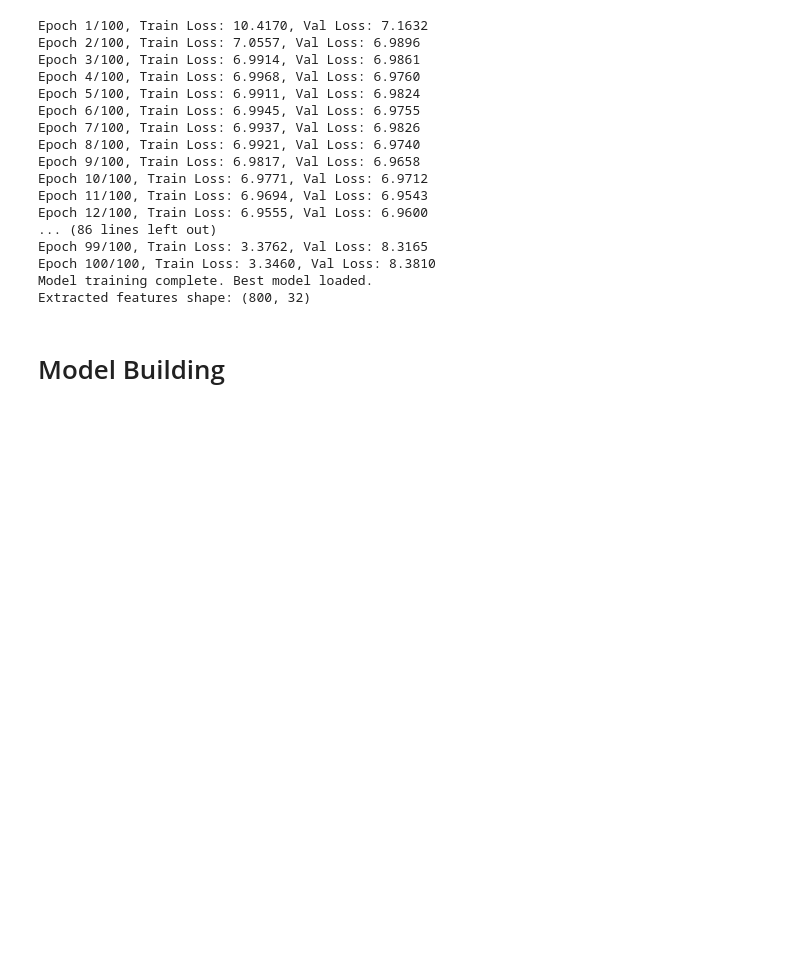
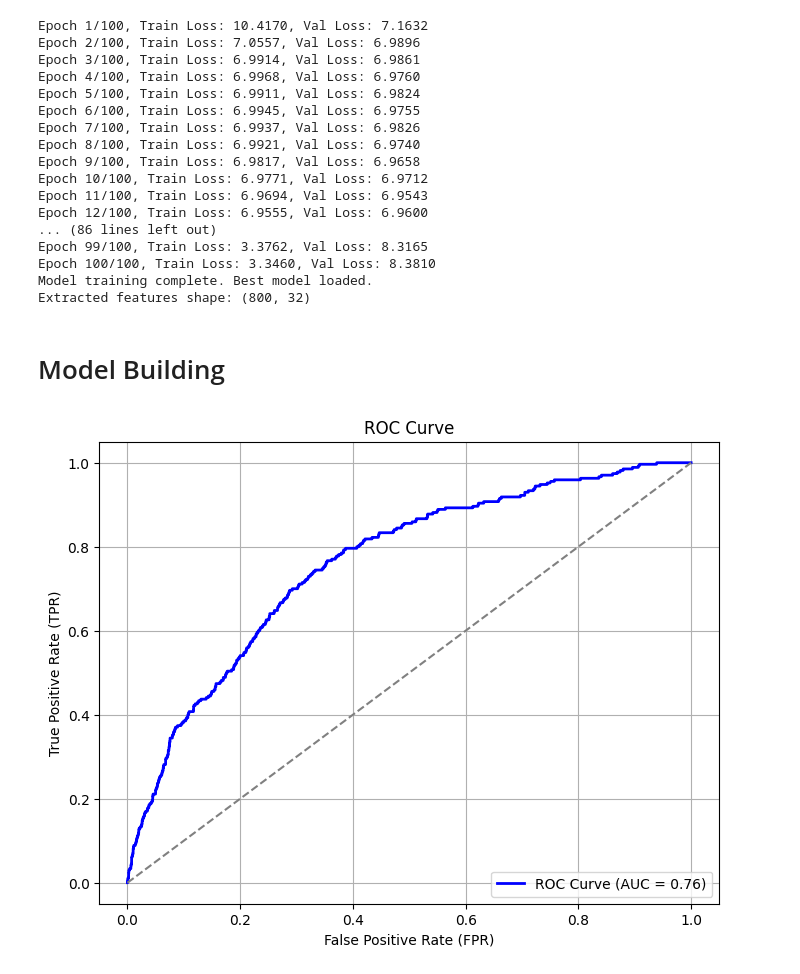
Before and after one commit to sarthakg004/convolve, a Jupyter notebook: untitled.ipynb, the cells around one changed output. Saved outputs shown, nothing was run; the diff lists cells and outputs as text; code cells hidden in the pictures; blank space fills up the shorter version.

Commit message:
started model building

```diff
--- a/untitled.ipynb
+++ b/untitled.ipynb
@@ -1132,3 +1093,85 @@ with torch.no_grad():
 print("Extracted features shape:", train_features.shape)
 # %% [markdown]
 # Model Building
+# %%
+train_df = pd.read_csv('data/processed/train.csv')
+test_df = pd.read_csv('data/processed/test.csv')
+# %%
+import numpy as np
+import pandas as pd
+from sklearn.metrics import (
+    precision_score, recall_score, f1_score, confusion_matrix, roc_curve, auc
+)
+import xgboost as xgb
+import seaborn as sns
+import matplotlib.pyplot as plt
+
+# Split the data into train and test sets
+X_train = train_df.drop(columns=['bad_flag'])
+y_train = train_df['bad_flag']
+X_test = test_df.drop(columns=['bad_flag'])
+y_test = test_df['bad_flag']
+
+
+# Convert data into DMatrix (XGBoost's data structure)
+dtrain = xgb.DMatrix(X_train, label=y_train)
+dtest = xgb.DMatrix(X_test, label=y_test)
+
+# Set XGBoost parameters for binary classification
+params = {
+    'objective': 'binary:logistic',
+    'eval_metric': 'logloss',
+    'max_depth': 6,
+    'eta': 0.1,
+    'seed': 42
+}
+
+# Train the XGBoost model
+bst = xgb.train(params, dtrain, num_boost_round=100)
+
+# Make predictions
+y_pred_prob = bst.predict(dtest)
+
+# Compute ROC curve and AUC score
+fpr, tpr, thresholds = roc_curve(y_test, y_pred_prob)
+roc_auc = auc(fpr, tpr)
+
+# Plot the ROC curve
+plt.figure(figsize=(8, 6))
+plt.plot(fpr, tpr, color='blue', lw=2, label=f"ROC Curve (AUC = {roc_auc:.2f})")
+plt.plot([0, 1], [0, 1], color='gray', linestyle='--')
+plt.xlabel('False Positive Rate (FPR)')
+plt.ylabel('True Positive Rate (TPR)')
+plt.title('ROC Curve')
+plt.legend(loc="lower right")
+plt.grid()
+plt.show()
+
+# Find the optimal threshold (Youden's J statistic)
+optimal_idx = np.argmax(tpr - fpr)
+optimal_threshold = thresholds[optimal_idx]
+
+print(f"Optimal Threshold: {optimal_threshold:.2f}")
+
+optimal_threshold = 0.005
+# Apply the optimal threshold
+y_pred_optimal = (y_pred_prob > optimal_threshold).astype(int)
+
+# Calculate evaluation metrics with optimal threshold
+precision = precision_score(y_test, y_pred_optimal)
+recall = recall_score(y_test, y_pred_optimal)
+f1 = f1_score(y_test, y_pred_optimal)
+
+print(f"Precision: {precision:.2f}")
+print(f"Recall: {recall:.2f}")
+print(f"F1-Score: {f1:.2f}")
+
+# Confusion matrix with optimal threshold
+cm = confusion_matrix(y_test, y_pred_optimal)
+sns.heatmap(cm, annot=True, fmt='d', cmap='Blues', xticklabels=['Class 0', 'Class 1'], yticklabels=['Class 0', 'Class 1'])
+plt.xlabel('Predicted')
+plt.ylabel('Actual')
+plt.title('Confusion Matrix')
+plt.show()
+# %% [output]
+[figure, added]
```
Also changed, not shown: parts of 3 cells of this notebook, 9 other files.
